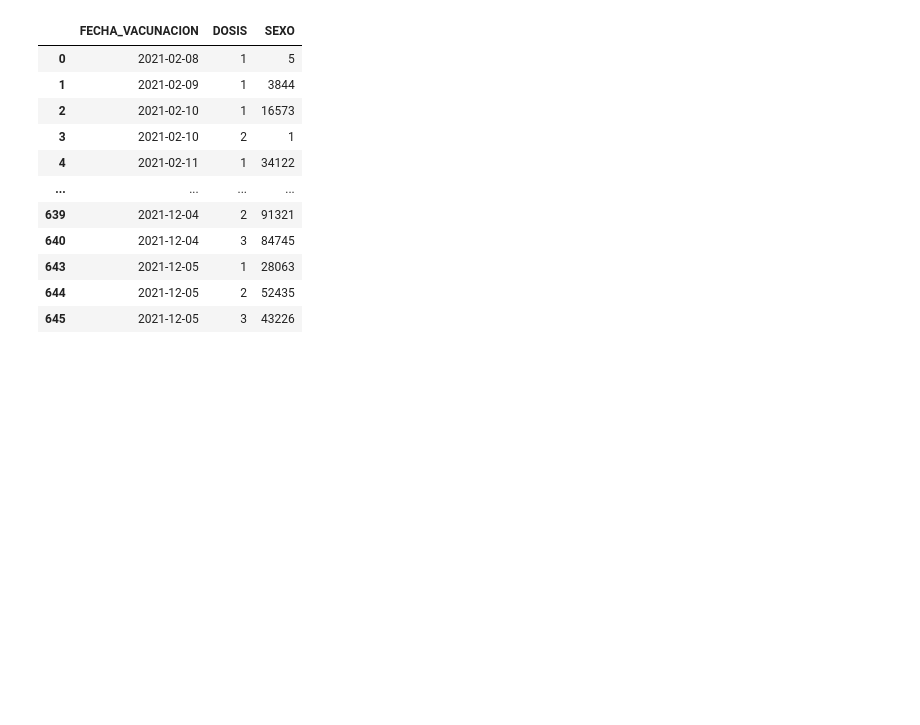
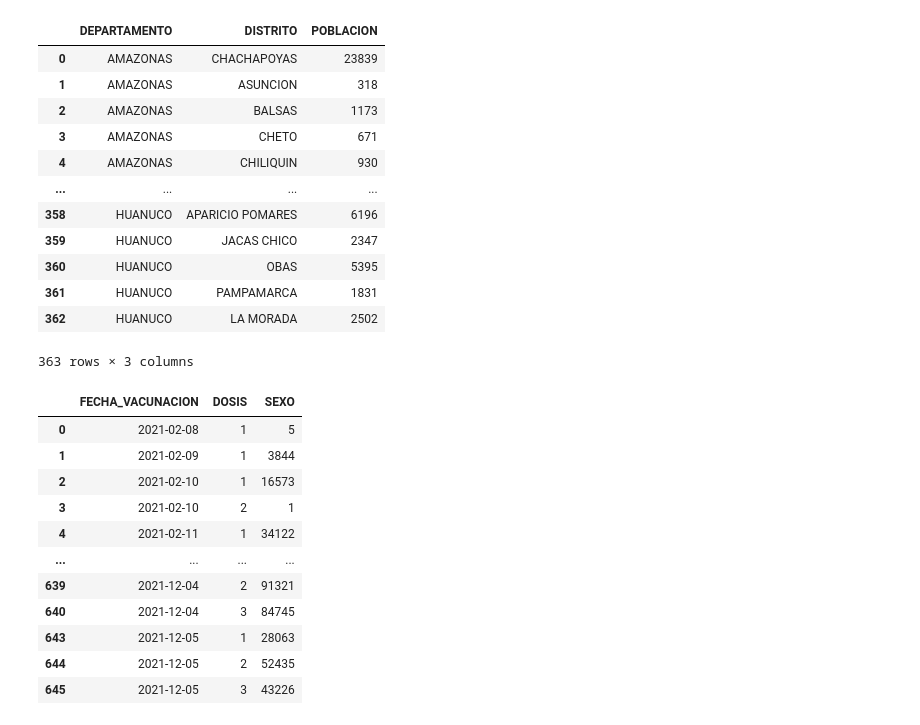
Before and after one commit to annaabsi/git-scraper-vacunacion, a Jupyter notebook: notebooks/scraper.ipynb, the cells around one changed output. Cells and saved outputs as stored; diff of their text form; code cells hidden in the pictures; blank space fills up the shorter version.

```diff
--- a/notebooks/scraper.ipynb
+++ b/notebooks/scraper.ipynb
@@ -4,6 +4,23 @@ import pandas as pd
 df=pd.read_csv('vacunas_covid.csv', usecols=['FECHA_CORTE', 'EDAD', 'SEXO', 'FECHA_VACUNACION', 'DOSIS', 'DEPARTAMENTO', 'PROVINCIA', 'DISTRITO', 'FABRICANTE'], parse_dates=['FECHA_VACUNACION'])
 fecha_corte=df['FECHA_CORTE'].drop_duplicates().set_axis(['fecha_corte'])
 #fecha_corte.to_json("../resultados/fecha_corte.json")
+df_poblacion=pd.read_csv('../poblacion.csv')
+# %%
+df_poblacion
+# %% [output]
+|  | DEPARTAMENTO | DISTRITO | POBLACION |
+| 0 | AMAZONAS | CHACHAPOYAS | 23839 |
+| 1 | AMAZONAS | ASUNCION | 318 |
+| 2 | AMAZONAS | BALSAS | 1173 |
+| 3 | AMAZONAS | CHETO | 671 |
+| 4 | AMAZONAS | CHILIQUIN | 930 |
+| ... | ... | ... | ... |
+| 358 | HUANUCO | APARICIO POMARES | 6196 |
+| 359 | HUANUCO | JACAS CHICO | 2347 |
+| 360 | HUANUCO | OBAS | 5395 |
+| 361 | HUANUCO | PAMPAMARCA | 1831 |
+| 362 | HUANUCO | LA MORADA | 2502 |
+363 rows × 3 columns
 # %%
 #DIARIO DOSIS 1 Y DOSIS 2
 df_ambas_dosis=df[['FECHA_VACUNACION','DOSIS','SEXO']].groupby(['FECHA_VACUNACION','DOSIS']).count()
```
Also changed, not shown: parts of 3 cells of this notebook, 6 other files.
